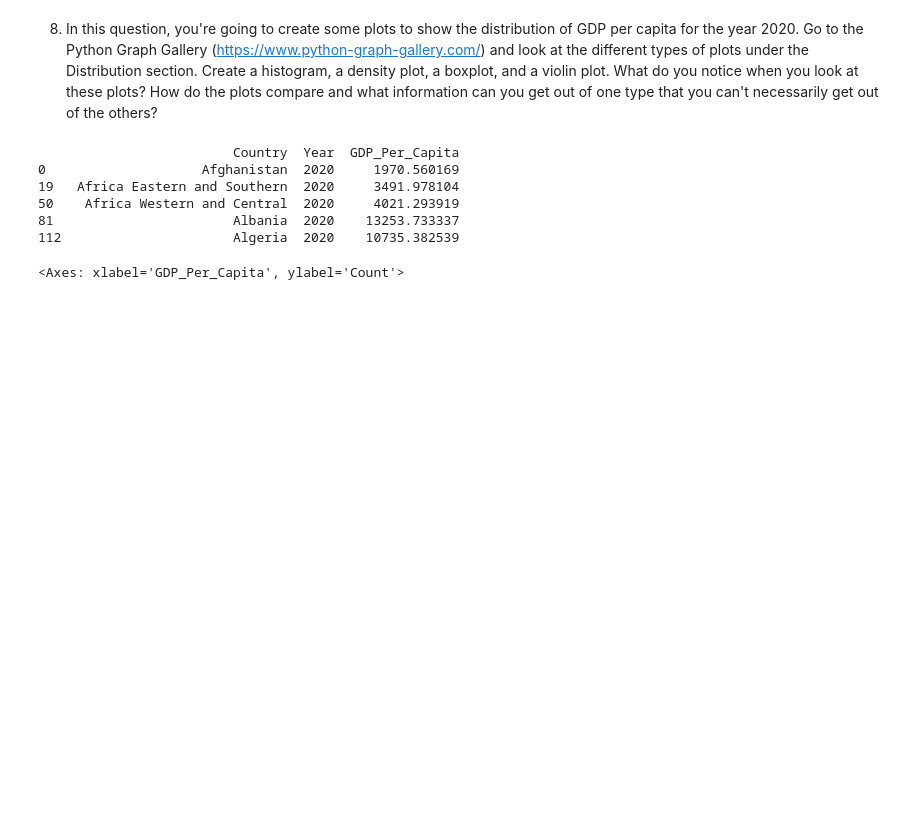
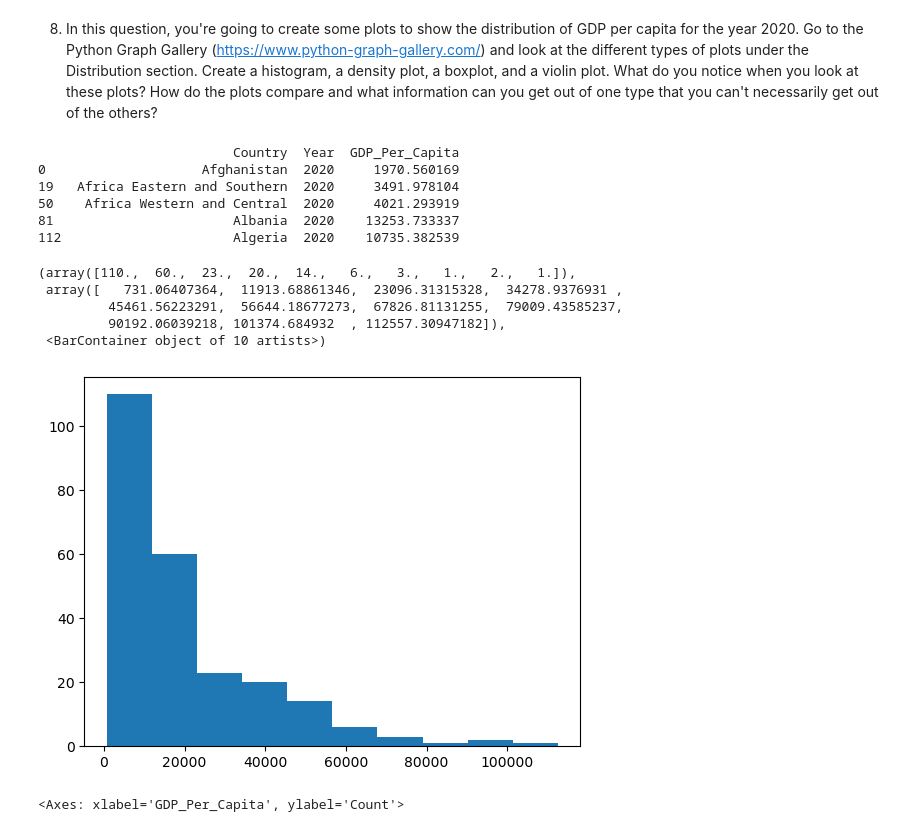
Before and after one commit to NSS-Data-Analytics-Cohort-8/gdp-and-internet-usage-melaniewesson, a Jupyter notebook: notebooks/un_project.ipynb, the cells around one changed output. Cells and saved outputs as stored; diff of their text form; code cells hidden in the pictures; blank space fills up the shorter version.

```diff
--- a/notebooks/un_project.ipynb
+++ b/notebooks/un_project.ipynb
@@ -104,6 +118,16 @@ print(gdp_2020.head())
 50    Africa Western and Central  2020     4021.293919
 81                       Albania  2020    13253.733337
 112                      Algeria  2020    10735.382539
+# %%
+gdp_2020 = gdp_df[gdp_df['Year'] == 2020]
+plt.hist(gdp_2020['GDP_Per_Capita'], bins=10)
+# %% [output]
+(array([110.,  60.,  23.,  20.,  14.,   6.,   3.,   1.,   2.,   1.]),
+ array([   731.06407364,  11913.68861346,  23096.31315328,  34278.9376931 ,
+         45461.56223291,  56644.18677273,  67826.81131255,  79009.43585237,
+         90192.06039218, 101374.684932  , 112557.30947182]),
+ <BarContainer object of 10 artists>)
+[figure, added]
 # %%
 sns.histplot(data = gdp_2020
             ,x = 'GDP_Per_Capita'
```
Also changed, not shown: parts of 11 cells of this notebook.
